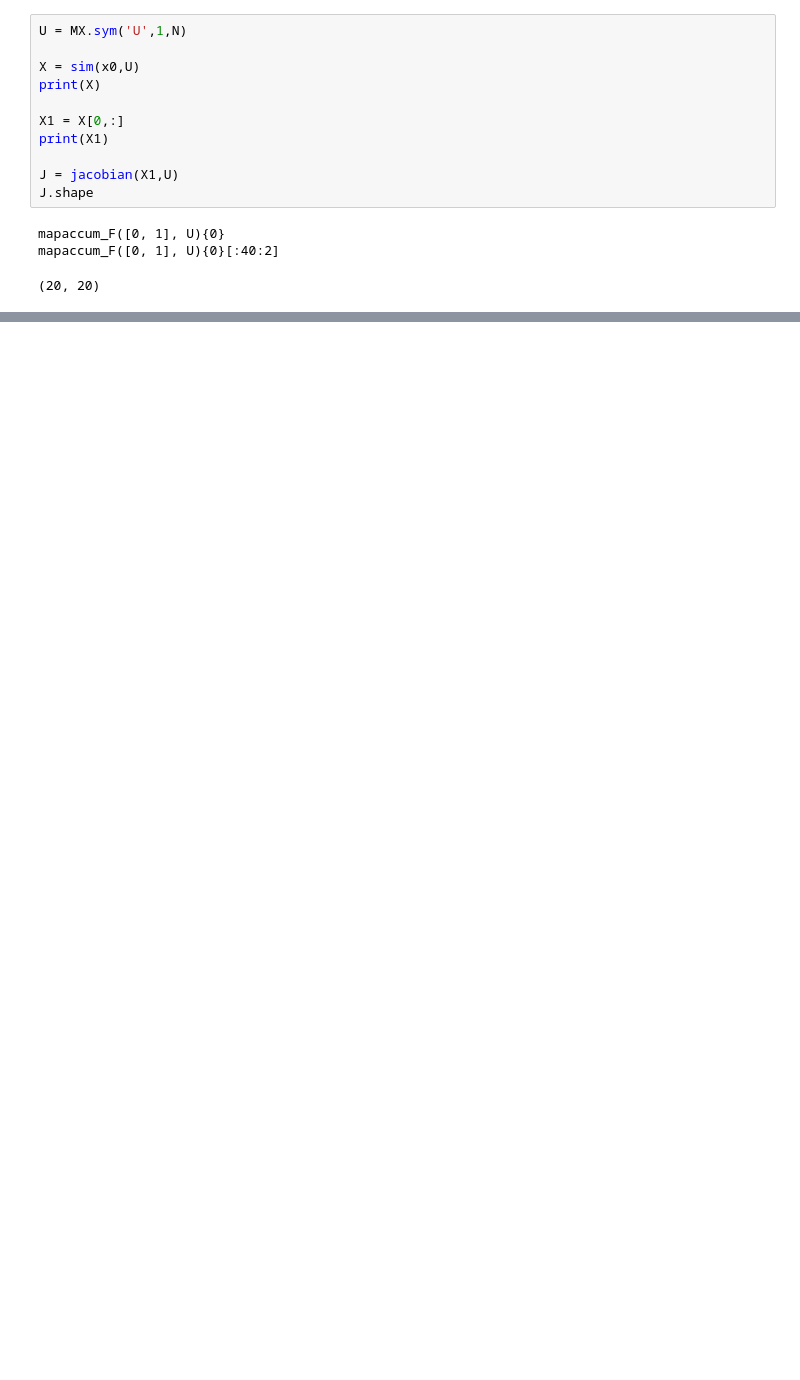
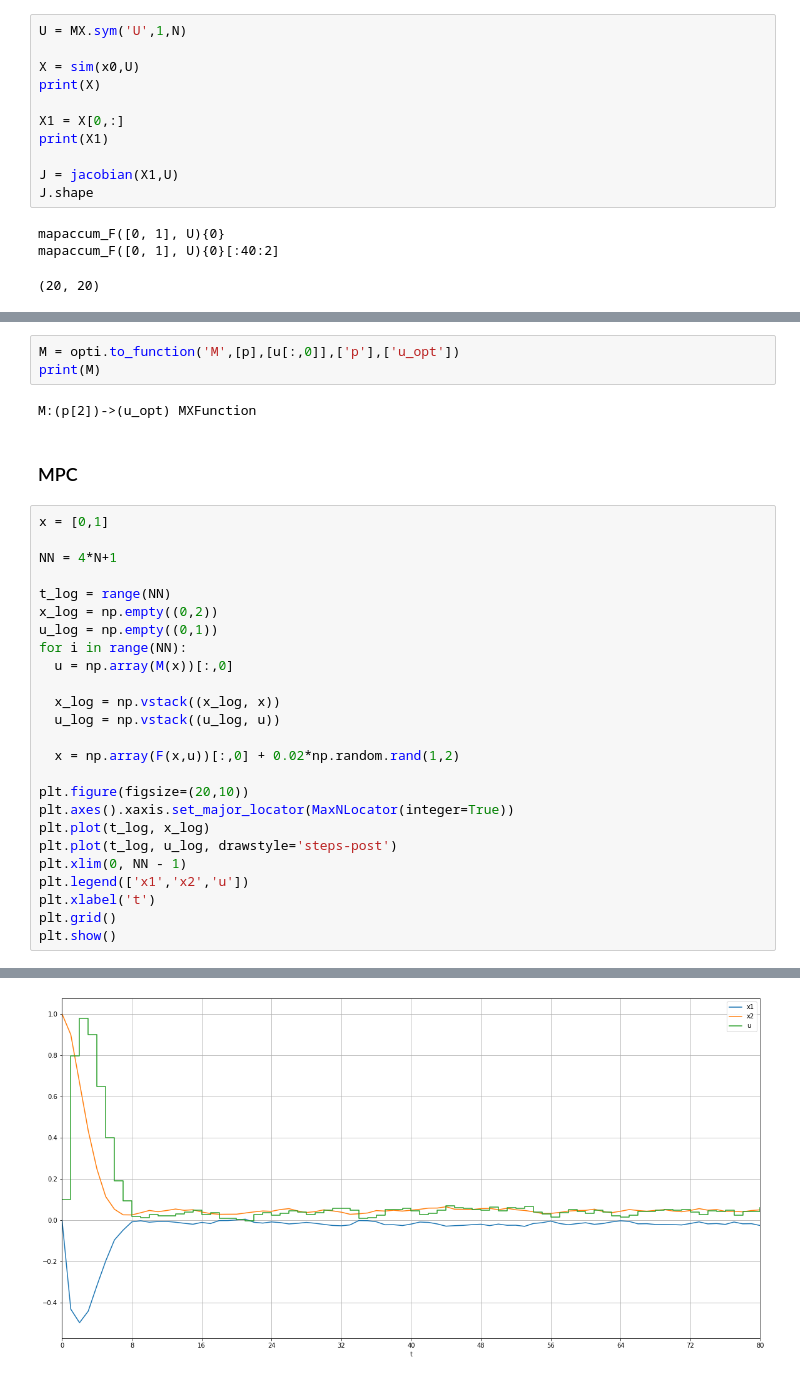
Before and after one commit to GuiBeal-Academy/MPC-COVID-19, a Jupyter notebook: casadi.ipynb, the cells around one changed output, grey strips where cells are left out. Saved outputs shown, nothing was run; the diff lists cells and outputs as text; blank space fills up the shorter version.

```diff
--- a/casadi.ipynb
+++ b/casadi.ipynb
@@ -108,0 +174,33 @@ Jf:(U[1x20])->(J[20x20,210nz]) MXFunction
+# %%
+M = opti.to_function('M',[p],[u[:,0]],['p'],['u_opt'])
+print(M)
+# %% [output]
+M:(p[2])->(u_opt) MXFunction
+# %% [markdown]
+### MPC
+# %%
+x = [0,1]
+
+NN = 4*N+1
+
+t_log = range(NN)
+x_log = np.empty((0,2))
+u_log = np.empty((0,1))
+for i in range(NN):
+  u = np.array(M(x))[:,0]
+
+  x_log = np.vstack((x_log, x))
+  u_log = np.vstack((u_log, u))
+
+  x = np.array(F(x,u))[:,0] + 0.02*np.random.rand(1,2)
+
+plt.figure(figsize=(20,10))
+plt.axes().xaxis.set_major_locator(MaxNLocator(integer=True))
+plt.plot(t_log, x_log)
+plt.plot(t_log, u_log, drawstyle='steps-post')
+plt.xlim(0, NN - 1)
+plt.legend(['x1','x2','u'])
+plt.xlabel('t')
+plt.grid()
+plt.show()
+# %% [output]
@@ -108,0 +224 @@ Jf:(U[1x20])->(J[20x20,210nz]) MXFunction
+[figure, added]
```
Also changed, not shown: parts of 10 cells of this notebook.
